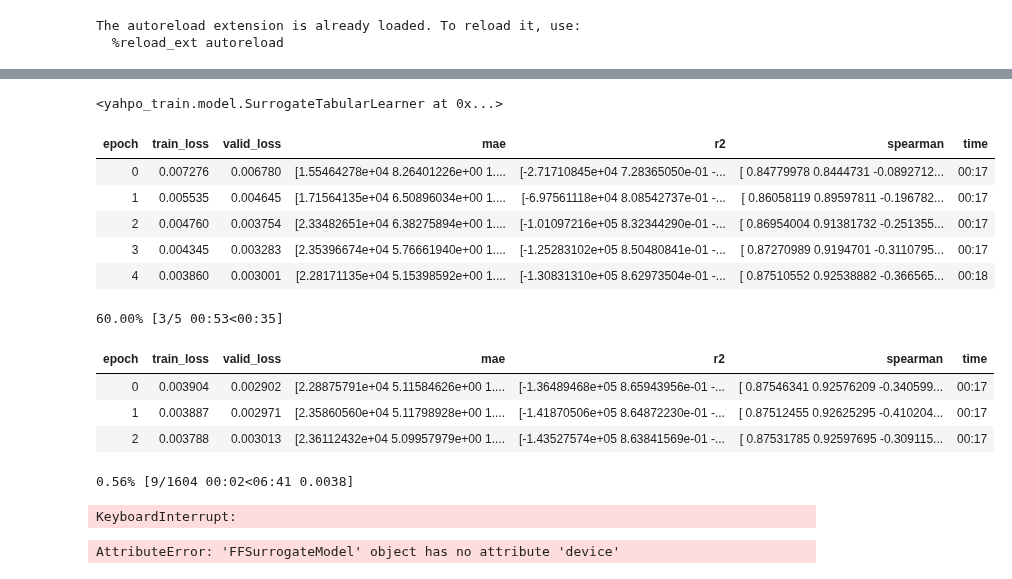
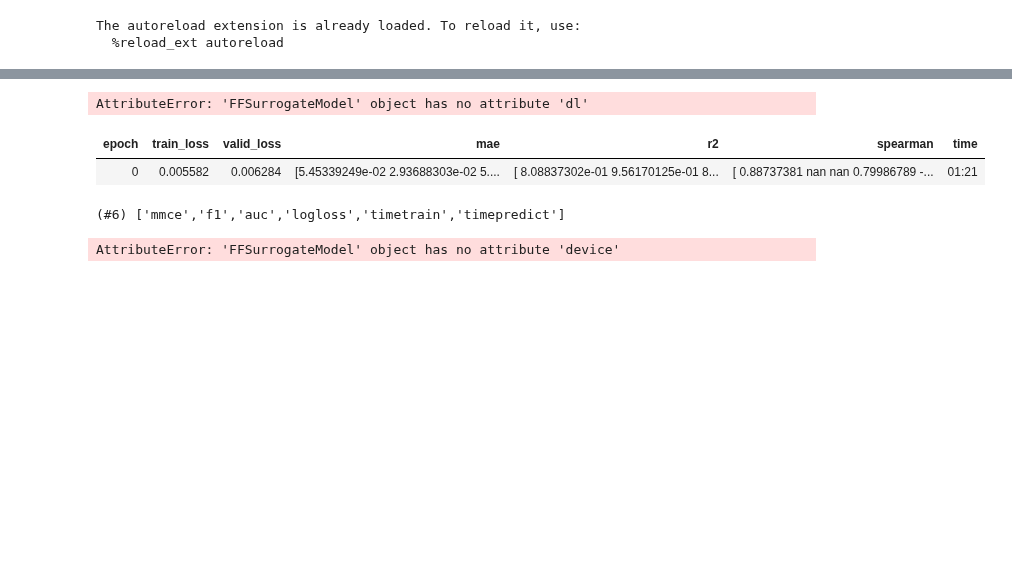
Before and after one commit to slds-lmu/yahpo_gym, a Jupyter notebook: yahpo_gym/notebooks/fit_surrogate.ipynb, the cells around one changed output, grey strips where cells are left out. Saved outputs shown, nothing was run; the diff lists cells and outputs as text; code cells hidden in the pictures; blank space fills up the shorter version.

```diff
--- a/yahpo_gym/notebooks/fit_surrogate.ipynb
+++ b/yahpo_gym/notebooks/fit_surrogate.ipynb
@@ -50,5 +16,0 @@ for c in cc.cont_names:
-# %%
-tfms = {}
-[tfms.update({k:ContTransformerRange}) for k in ["val_accuracy", "val_balanced_accuracy", "test_balanced_accuracy", "batch_size", "max_units"]]
-[tfms.update({k:partial(ContTransformerLogRange, logfun=torch.log10, expfun=float_pow10)}) for k in ["val_cross_entropy", "test_cross_entropy", "time"]]
-tfms
@@ -64,33 +17,31 @@ tfms
 # %%
-embds_dbl = [tfms.get(name) if tfms.get(name) is not None else ContTransformerNone for name, cont in dls.all_cols[dls.cont_names].iteritems()]
-embds_tgt = [tfms.get(name) if tfms.get(name) is not None else ContTransformerNone for name, cont in dls.ys.iteritems()]
-dls.pin_memory=True
-f = FFSurrogateModel(dls, layers=[512,512], embds_dbl=embds_dbl, embds_tgt=embds_tgt)
-l = SurrogateTabularLearner(dls, f, loss_func=nn.MSELoss(reduction='mean'), metrics=nn.MSELoss)
-l.metrics = [AvgTfedMetric(mae),  AvgTfedMetric(r2), AvgTfedMetric(spearman)]
-l.add_cb(MixHandler)
-l.add_cb(EarlyStoppingCallback(patience=3))
+    # Transforms
+    tfms = {}
+    [tfms.update({k:ContTransformerRange}) for k in ["mmce", "f1", "auc", "logloss"]]
+    [tfms.update({k:partial(ContTransformerLogRange, logfun=torch.log10, expfun=float_pow10)}) for k in ["timetrain", "timepredict", "cost", "gamma"]]
+    # [tfms.update({k:ContTransformerNegExpRange}) for k in ["logloss"]]
+    embds_dbl = [tfms.get(name) if tfms.get(name) is not None else ContTransformerNone for name, cont in dls.all_cols[dls.cont_names].iteritems()]
+    embds_tgt = [tfms.get(name) if tfms.get(name) is not None else ContTransformerNone for name, cont in dls.ys.iteritems()]
+    f = FFSurrogateModel(dls, layers=[512,512], embds_dbl=embds_dbl, embds_tgt=embds_tgt)
+    l = SurrogateTabularLearner(dls, f, loss_func=nn.MSELoss(reduction='mean'), metrics=nn.MSELoss)
+    l.metrics = [AvgTfedMetric(mae),  AvgTfedMetric(r2), AvgTfedMetric(spearman)]
+    l.add_cb(MixHandler)
+    l.add_cb(EarlyStoppingCallback(patience=3))
+    l.recorder.dl.y_names
 # %% [output]
-<yahpo_train.model.SurrogateTabularLearner at 0x...>
+AttributeError: 'FFSurrogateModel' object has no attribute 'dl'
 # %%
-l.fit_flat_cos(5, 1e-3)
+l.fit_flat_cos(1, 1e-3)
 # for p in l.model.wide.parameters():
 #     p.requires_grad = False
-l.fit_flat_cos(5, 1e-4)
+# l.fit_flat_cos(5, 1e-4)
 # %% [output]
 | epoch | train_loss | valid_loss | mae | r2 | spearman | time |
-| 0 | 0.007276 | 0.006780 | [1.55464278e+04 8.26401226e+00 1.... | [-2.71710845e+04 7.28365050e-01 -... | [ 0.84779978 0.8444731 -0.0892712... | 00:17 |
-| 1 | 0.005535 | 0.004645 | [1.71564135e+04 6.50896034e+00 1.... | [-6.97561118e+04 8.08542737e-01 -... | [ 0.86058119 0.89597811 -0.196782... | 00:17 |
-| 2 | 0.004760 | 0.003754 | [2.33482651e+04 6.38275894e+00 1.... | [-1.01097216e+05 8.32344290e-01 -... | [ 0.86954004 0.91381732 -0.251355... | 00:17 |
-| 3 | 0.004345 | 0.003283 | [2.35396674e+04 5.76661940e+00 1.... | [-1.25283102e+05 8.50480841e-01 -... | [ 0.87270989 0.9194701 -0.3110795... | 00:17 |
-| 4 | 0.003860 | 0.003001 | [2.28171135e+04 5.15398592e+00 1.... | [-1.30831310e+05 8.62973504e-01 -... | [ 0.87510552 0.92538882 -0.366565... | 00:18 |
+| 0 | 0.005582 | 0.006284 | [5.45339249e-02 2.93688303e-02 5.... | [ 8.08837302e-01 9.56170125e-01 8... | [ 0.88737381 nan nan 0.79986789 -... | 01:21 |
-60.00% [3/5 00:53<00:35]
-| epoch | train_loss | valid_loss | mae | r2 | spearman | time |
-| 0 | 0.003904 | 0.002902 | [2.28875791e+04 5.11584626e+00 1.... | [-1.36489468e+05 8.65943956e-01 -... | [ 0.87546341 0.92576209 -0.340599... | 00:17 |
-| 1 | 0.003887 | 0.002971 | [2.35860560e+04 5.11798928e+00 1.... | [-1.41870506e+05 8.64872230e-01 -... | [ 0.87512455 0.92625295 -0.410204... | 00:17 |
-| 2 | 0.003788 | 0.003013 | [2.36112432e+04 5.09957979e+00 1.... | [-1.43527574e+05 8.63841569e-01 -... | [ 0.87531785 0.92597695 -0.309115... | 00:17 |
-0.56% [9/1604 00:02<06:41 0.0038]
-KeyboardInterrupt:
+# %%
+l.recorder.dls.y_names
+# %% [output]
+(#6) ['mmce','f1','auc','logloss','timetrain','timepredict']
 # %%
 # %% [output]
 AttributeError: 'FFSurrogateModel' object has no attribute 'device'
```
Also changed, not shown: parts of 4 cells of this notebook, 4 other files.
